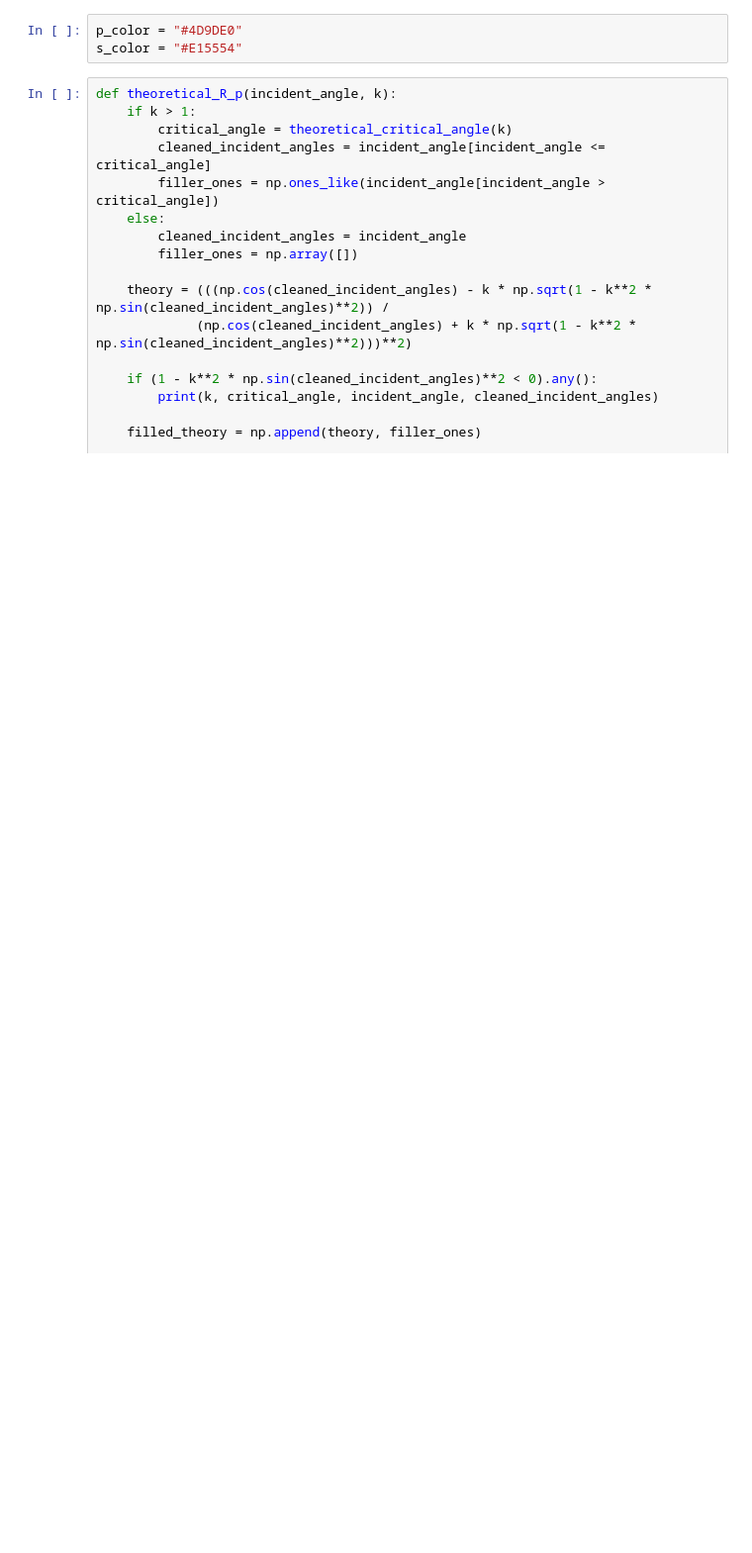
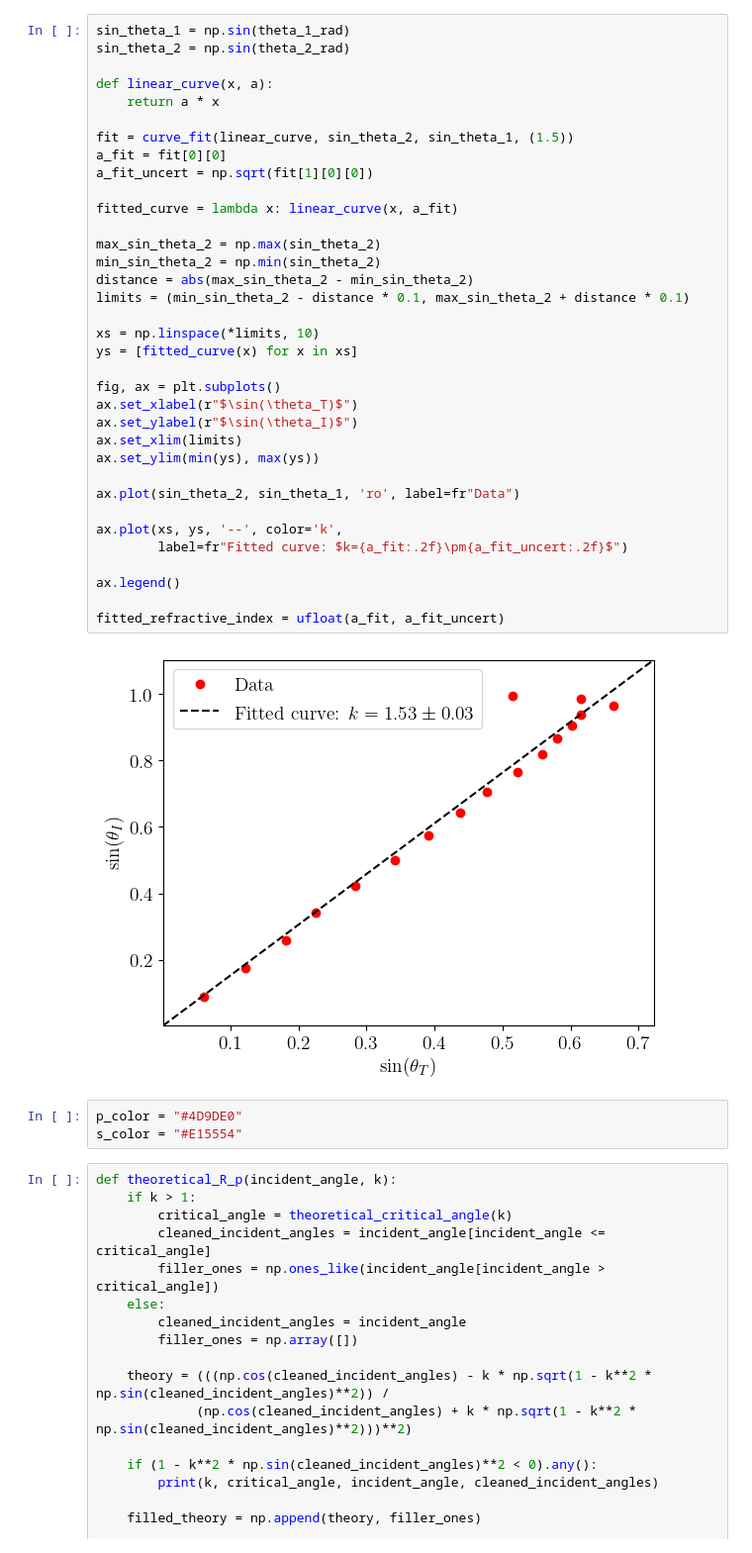
Before and after one commit to AsMoeBoe/eksperimentel-fysik, a Jupyter notebook: FresnelRelationsDay2.ipynb, the cells around one changed output. Shown at 99% size. Drawn from its saved outputs; the diff is of its cells as text; blank space fills up the shorter version.

```diff
--- a/FresnelRelationsDay2.ipynb
+++ b/FresnelRelationsDay2.ipynb
@@ -11,3 +32,40 @@ plt.rcParams['font.size'] = 14.0
+# %%
+sin_theta_1 = np.sin(theta_1_rad)
+sin_theta_2 = np.sin(theta_2_rad)
+
+def linear_curve(x, a):
+    return a * x
+
+fit = curve_fit(linear_curve, sin_theta_2, sin_theta_1, (1.5))
+a_fit = fit[0][0]
+a_fit_uncert = np.sqrt(fit[1][0][0])
+
+fitted_curve = lambda x: linear_curve(x, a_fit)
+
+max_sin_theta_2 = np.max(sin_theta_2)
+min_sin_theta_2 = np.min(sin_theta_2)
+distance = abs(max_sin_theta_2 - min_sin_theta_2)
+limits = (min_sin_theta_2 - distance * 0.1, max_sin_theta_2 + distance * 0.1)
+
+xs = np.linspace(*limits, 10)
+ys = [fitted_curve(x) for x in xs]
+
+fig, ax = plt.subplots()
+ax.set_xlabel(r"$\sin(\theta_T)$")
+ax.set_ylabel(r"$\sin(\theta_I)$")
+ax.set_xlim(limits)
+ax.set_ylim(min(ys), max(ys))
+
+ax.plot(sin_theta_2, sin_theta_1, 'ro', label=fr"Data")
+
+ax.plot(xs, ys, '--', color='k',
+        label=fr"Fitted curve: $k={a_fit:.2f}\pm{a_fit_uncert:.2f}$")
+
+ax.legend()
+
+fitted_refractive_index = ufloat(a_fit, a_fit_uncert)
+# %% [output]
+[figure, added]
 # %%
 p_color = "#4D9DE0"
 s_color = "#E15554"
```
Also changed, not shown: parts of 8 cells of this notebook, 19 other files.
